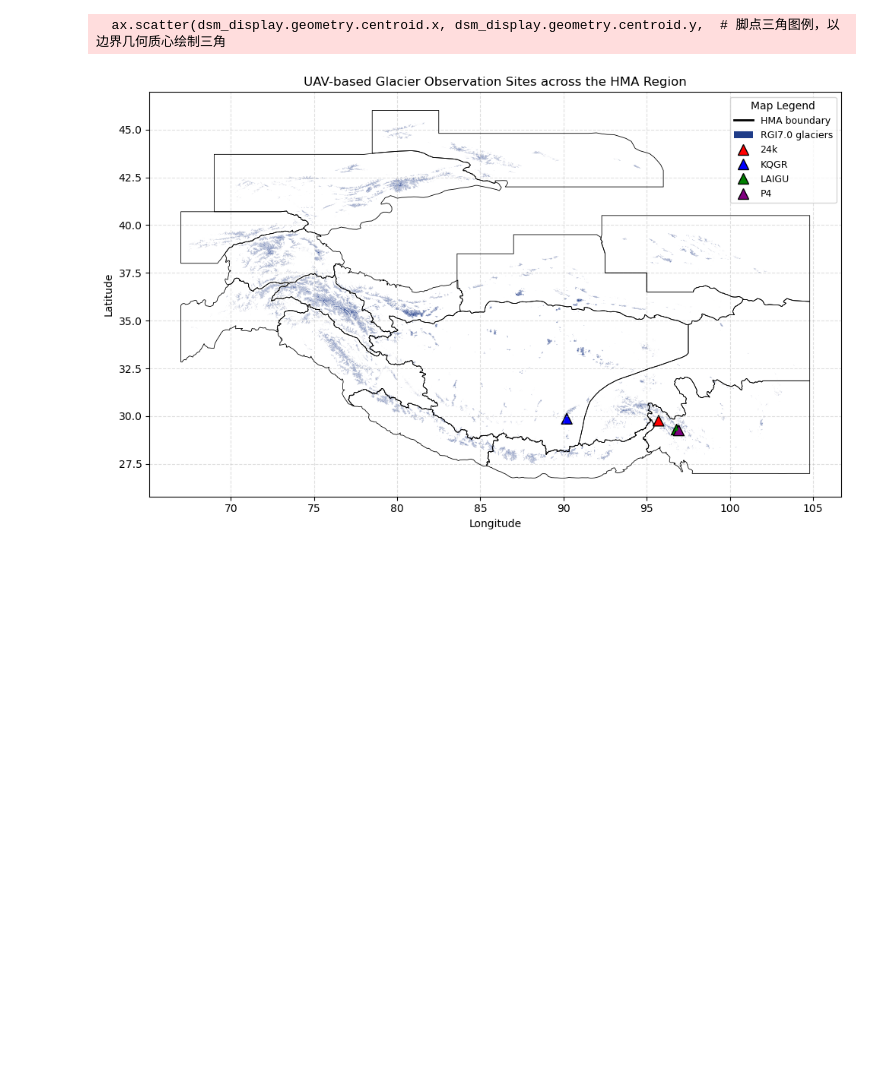
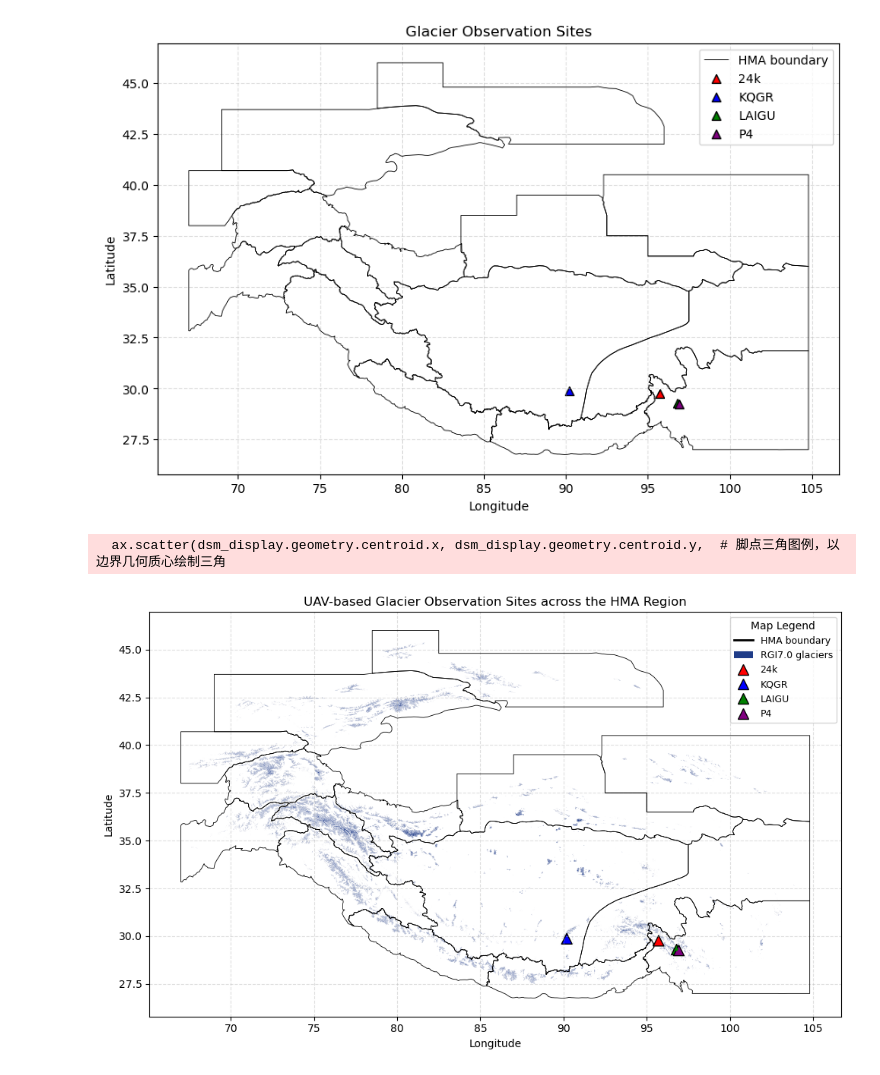
Before and after one commit to Hydrological-Observation-Group/HMA-GIS-Data, a Jupyter notebook: visual/ground-observation/2_1_glacier_sites_loc.ipynb, the cells around one changed output. Saved outputs shown, nothing was run; the diff lists cells and outputs as text; code cells hidden in the pictures; blank space fills up the shorter version.

```diff
--- a/visual/ground-observation/2_1_glacier_sites_loc.ipynb
+++ b/visual/ground-observation/2_1_glacier_sites_loc.ipynb
@@ -8,0 +9,7 @@ import pandas as pd
+# %%
+path_hma_extent = "data/hma-extent/HMA/hma_gtng_202307_subregions.gpkg"
+path_gla_station_info = "data/ground-observation/glacier-station/glacier_station_info.gpkg"
+# %%
+hma = gpd.read_file(path_hma_extent)
+gla_info_gdf = gpd.read_file(path_gla_station_info)
+gla_info_gdf
@@ -8,0 +26,8 @@ import pandas as pd
+# %%
+gla_info_gdf['lon_center'] = (gla_info_gdf.bounds.minx + gla_info_gdf.bounds.maxx) / 2
+gla_info_gdf['lat_center'] = (gla_info_gdf.bounds.miny + gla_info_gdf.bounds.maxy) / 2
+# %%
+colors = {"24k":"red","KQGR":"blue","LAIGU":"green","P4":"purple"}
+gla_info_gdf["color"] = gla_info_gdf["glacier"].map(colors)
+gla_show_gdf = gla_info_gdf.drop_duplicates("glacier")  # 每个实测脚点只显示一个（实测日期不同但位置相同）
+gla_show_gdf
@@ -9 +40,15 @@ import pandas as pd
+# %%
+colors = {"24k":"red","KQGR":"blue","LAIGU":"green","P4":"purple"}
+fig, ax = plt.subplots(figsize=(10,10))
+hma.boundary.plot(ax=ax, edgecolor="black", linewidth=0.6, label="HMA boundary")
+for idx, row in gla_show_gdf.iterrows():
+    ax.scatter(row['lon_center'], row['lat_center'],
+               marker="^", s=50, edgecolor="black", c=row["color"], label=row["glacier"])
+ax.legend()
+ax.set_xlabel("Longitude"); ax.set_ylabel("Latitude")
+ax.grid(True, linestyle="--", alpha=0.4)
+ax.set_title("Glacier Observation Sites")
+# fig.savefig("figures/ground-observation/glacier_station_loc.png", dpi=300)
+# %% [output]
+[figure, added]
 # %%
```
Also changed, not shown: parts of 6 cells of this notebook, 14 other files.
